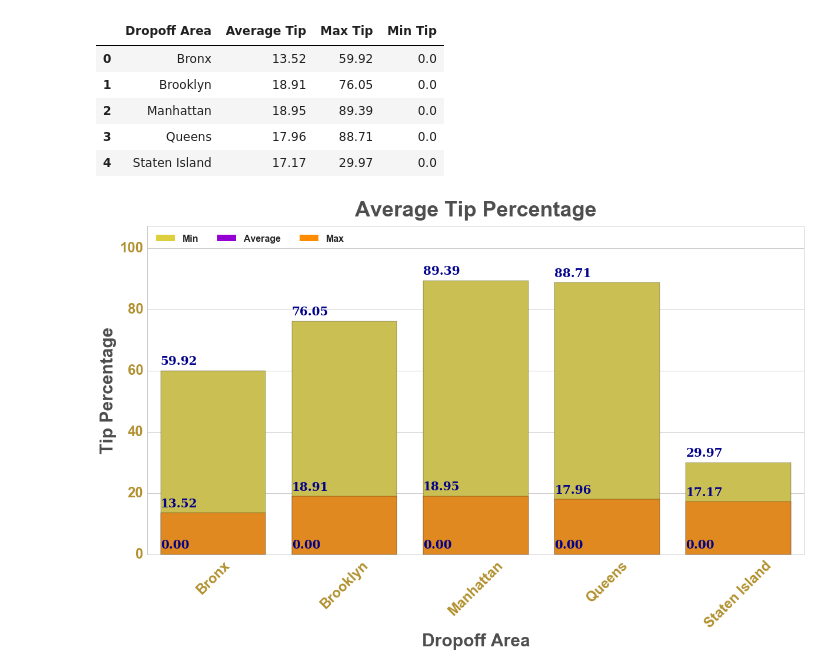
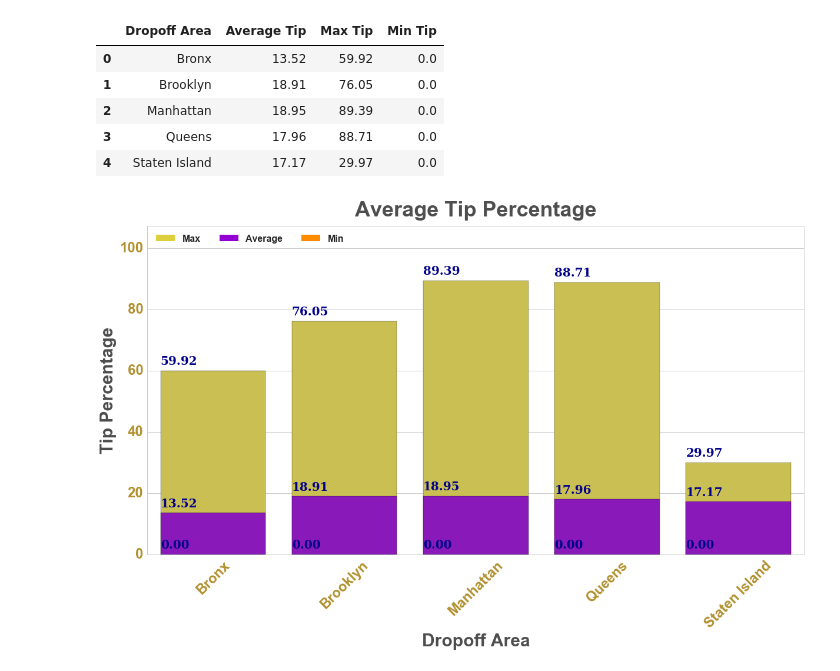
Before and after one commit to kedarvdm/Python4DataAnalysis, a Jupyter notebook: Final_Project-NYC_Yellow_Cab_Data_Analysis/notebooks/Analysis3.ipynb, the cells around one changed output. Saved outputs shown, nothing was run; the diff lists cells and outputs as text; code cells hidden in the pictures.

Commit message:
Corrected legend in analysis

```diff
--- a/Final_Project-NYC_Yellow_Cab_Data_Analysis/notebooks/Analysis3.ipynb
+++ b/Final_Project-NYC_Yellow_Cab_Data_Analysis/notebooks/Analysis3.ipynb
@@ -152,45 +152,45 @@ max_plot = sns.barplot(x="Dropoff Area", y="Max Tip", data=grouped_df,
             label="Total", color="#DECF3F")
 
 avg_plot = sns.barplot(x="Dropoff Area", y="Average Tip", data=grouped_df,
-            label="Total", color="#FF8C00")
+            label="Total", color="#9400D3")
 
 min_plot = sns.barplot(x="Dropoff Area", y="Min Tip", data=grouped_df,
-            label="Total", color="#DECF3F")
+            label="Total", color="#FF8C00")
 
 #Legend
 maxbar = plt.Rectangle((1,1),2,2,fc="#DECF3F", edgecolor = 'none')
 avgbar = plt.Rectangle((1,1),2,2,fc='#9400D3',  edgecolor = 'none')
 minbar = plt.Rectangle((1,1),2,2,fc='#FF8C00',  edgecolor = 'none')
-l = plt.legend([maxbar, avgbar, minbar], ['Min', 'Average', 'Max'], loc=2, ncol = 3, prop={'size':16 , 'weight':'bold'})
+l = plt.legend([maxbar, avgbar, minbar], ['Max', 'Average', 'Min'], loc=2, ncol = 3, prop={'size':16 , 'weight':'bold'})
 l.draw_frame(False)
 
 #title
 avg_plot.set_title('Average Tip Percentage')
 avg_plot.title.set_fontsize(36)
 avg_plot.title.set_position([.5, 1.02])
 avg_plot.title.set_fontweight(weight='bold')
 avg_plot.title.set_color('#4D4D4D')
 
 #XYAxis
 avg_plot.xaxis.get_label().set_fontsize(30)
 avg_plot.xaxis.get_label().set_fontweight(weight='bold')
 avg_plot.xaxis.get_label().set_color('#4D4D4D')
 
 avg_plot.yaxis.get_label().set_fontsize(30)
 avg_plot.yaxis.get_label().set_fontweight(weight='bold')
 avg_plot.yaxis.get_label().set_color('#4D4D4D')
 
 #XyTicks
 plt.setp(avg_plot.get_xticklabels(), rotation=45, fontsize=24, color='#B2912F', fontweight='bold')
 plt.setp(avg_plot.get_yticklabels(), fontsize=24, color='#B2912F', fontweight='bold')
 
 avg_plot.set(xlabel='Dropoff Area', ylabel='Tip Percentage')
 avg_plot.set_ylim(0, 1.2*max_lim)
 
 font ={'family': 'serif','color':'#00008B','weight': 'bold','size': 20}
 
 for p in avg_plot.patches:
     percentage = p.get_height()
     avg_plot.text(p.get_x(), percentage+ 2, '%1.2f'%(percentage), fontdict= font)
 # %% [output]
-[figure, old version]
+[figure, new version]
```
Also changed, not shown: 2 other files.
